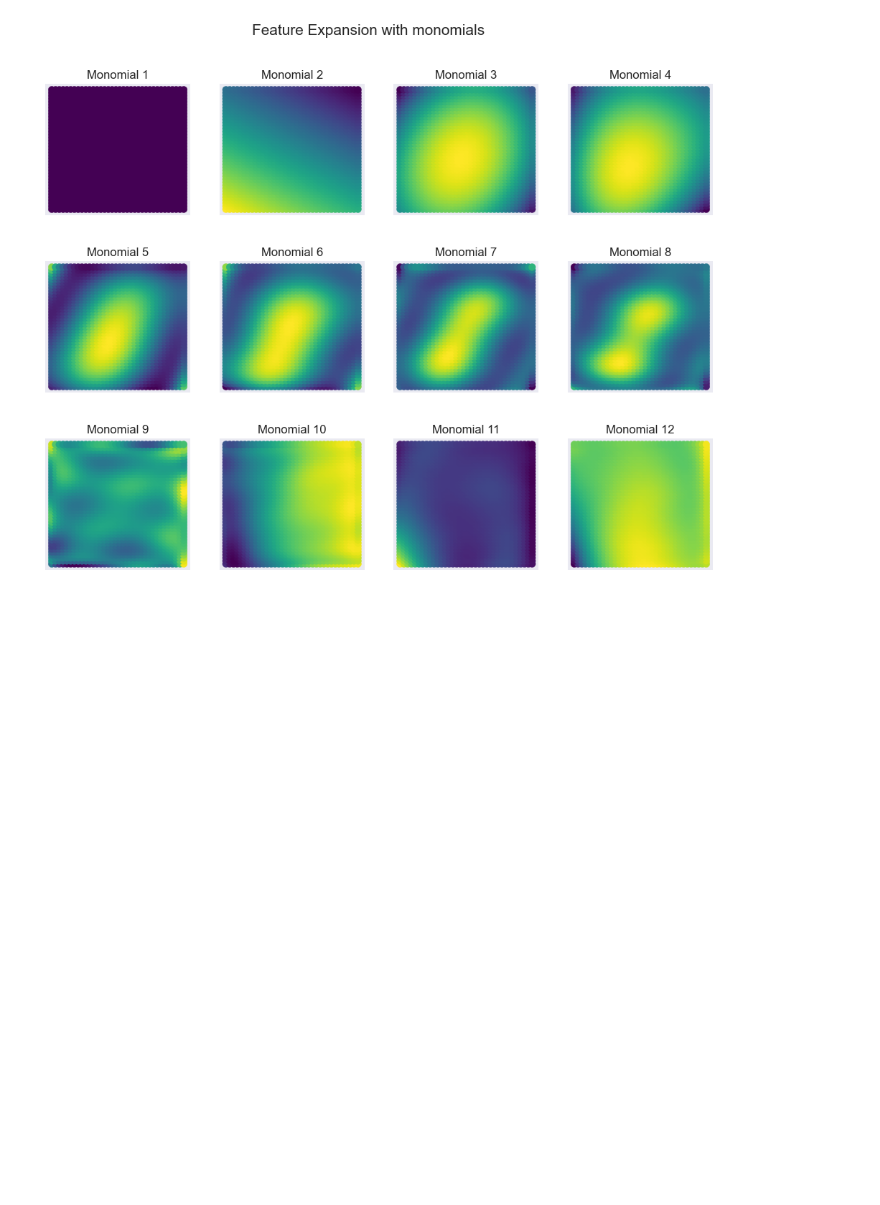
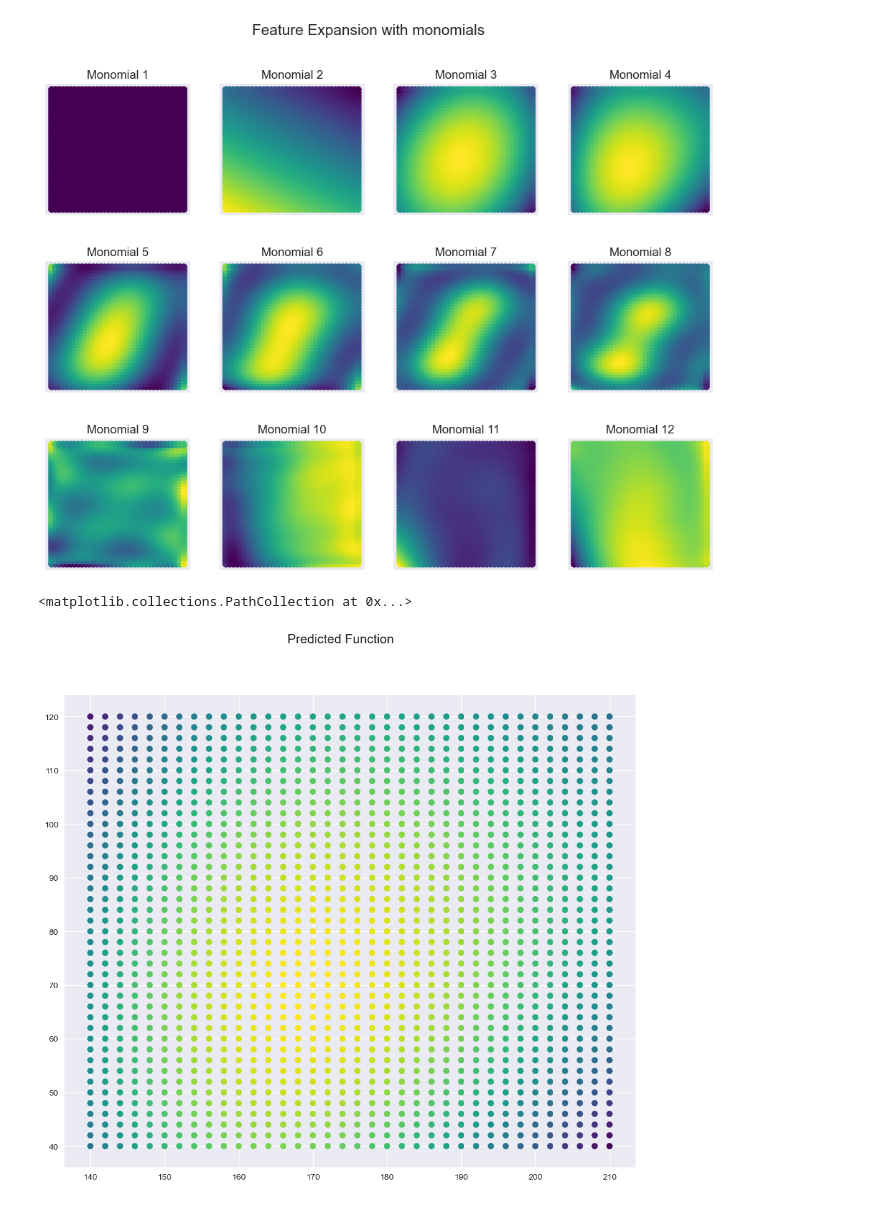
Before and after one commit to Javiermateor/Machine-Intelligence-I, a Jupyter notebook: Exercises/Exercise_05.ipynb, the cells around one changed output. Saved outputs shown, nothing was run; the diff lists cells and outputs as text; code cells hidden in the pictures; blank space fills up the shorter version.

```diff
--- a/Exercises/Exercise_05.ipynb
+++ b/Exercises/Exercise_05.ipynb
@@ -215,6 +217,7 @@ x_sphered2 = ZCA_spherer(x_validate)
 
 fig = plt.figure(figsize=(12,12))
 fig.suptitle('Feature Expansion with monomials', fontsize=15, y=0.95)
+y_regression = []
 for i in range(12):
     #Performing the polynomial transformation with monomials
     poly = PolynomialFeatures(degree=i)
@@ -226,6 +229,7 @@ for i in range(12):
     w = np.linalg.inv(phi @ phi.T)@ phi @ yT
     w = w.reshape(-1,1)
     y_predicted = w.T @ phi
+    y_regression.append(np.array(y_predicted))
 
     ax = fig.add_subplot(4,4,i+1)
 
@@ -244,8 +248,23 @@ for i in range(12):
     # ax.set_yscale('symlog')
     # ax.set_ylim([-10^-400,10^-400])
     # ax.set_xlim([-10^-400,10^-400])
+
     ax.title.set_text(f'Monomial {i+1}')
+plt.subplots_adjust(hspace=0.35)
 
-plt.subplots_adjust(hspace=0.35)
+#frage: eigenvalues =0, weil die daten nicht zentriert sind? -> ja, aber dann ist die matrix nicht invertierbar
+#problem with the diagonal matrix **-1/2 -> not invertible
 # %% [output]
 [figure]
+# %%
+# y_regression.shape
+#plot the regression
+plt.style.use('seaborn')
+fig = plt.figure(figsize=(12,10))
+fig.suptitle('Predicted Function', fontsize=15)
+ax = fig.add_subplot(111)
+# ax.plot(x_validate[:,1], y_regression[3].T, color='red')
+ax.scatter(x_validate[:,0], x_validate[:,1], c=y_regression[3], cmap='viridis')
+# %% [output]
+<matplotlib.collections.PathCollection at 0x...>
+[figure, added]
```
Also changed, not shown: parts of 2 cells of this notebook.
